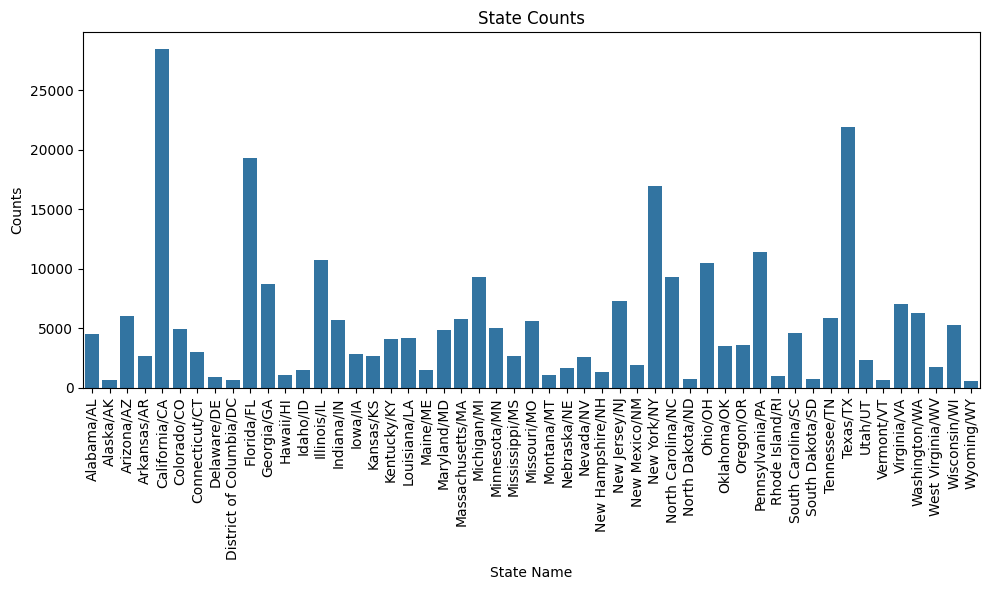
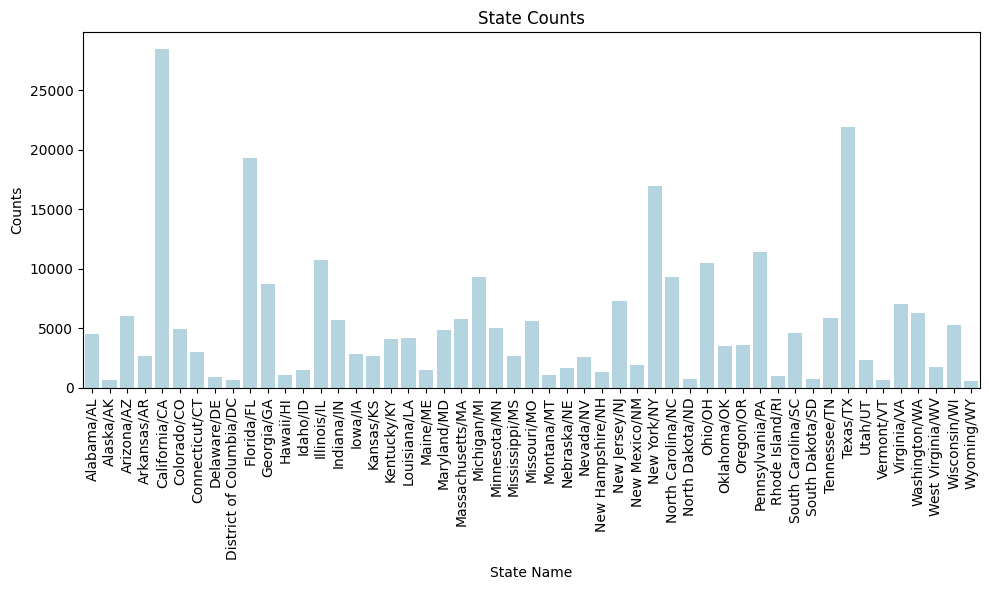
Unified diff of the notebook cell whose output changed from the first chart to the second:
--- before
+++ after
@@ -1,5 +1,5 @@
 plt.figure(figsize=(10, 6))
 plt.title("State Counts")
-sns.countplot(x=acs_selected["ST_name"])
+sns.countplot(x=acs_selected["ST_name"], color="lightblue")
 plt.xlabel("State Name")
 plt.ylabel("Counts")

Commit: Add files via upload